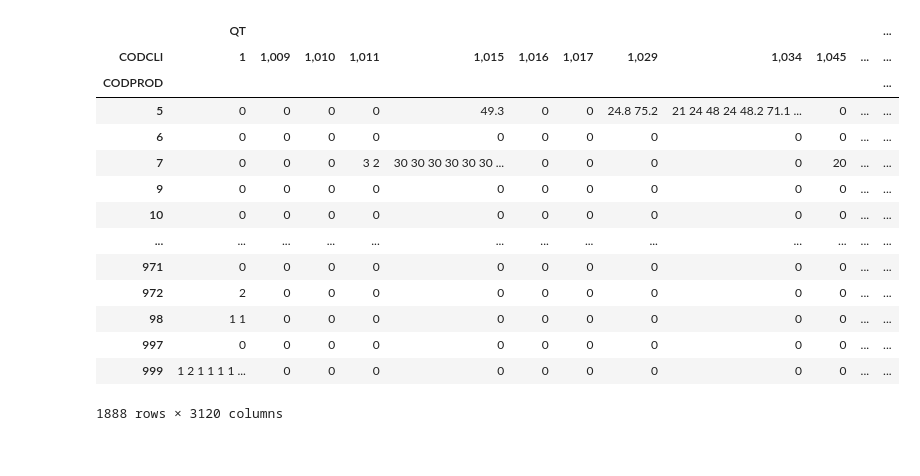
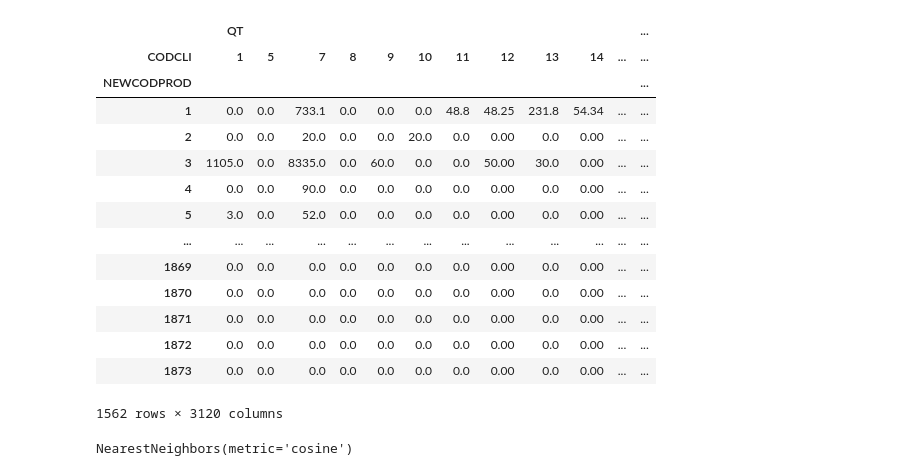
Before and after one commit to saulotp/recomendation-system, a Jupyter notebook: new.ipynb, the cells around one changed output. Cells and saved outputs as stored; diff of their text form; code cells hidden in the pictures.

Commit message:
quebrando a cabeça pra deixar os dados certos para rodar o modelo

```diff
--- a/new.ipynb
+++ b/new.ipynb
@@ -76,0 +1,7 @@ main
+# %%
+import pandas as pd
+import numpy as np
+
+pcclient = pd.read_csv('pcclient.csv', sep=';')
+pcprodut = pd.read_csv('pcprodut.csv', sep=';')
+pcpedi  = pd.read_csv('pcpedi.csv', sep=';')
@@ -76,0 +35,3 @@ main
+# %%
+main = pd.merge(pcpedi, pcprodut, on='CODPROD')
+main
@@ -77,20 +52,22 @@ main
 # %%
-recomend_df = main.pivot_table(index=['CODPROD'], columns=['CODCLI'], values=['QT'], aggfunc=np.sum)
+from scipy.sparse import csr_matrix
+recomend_df = main.pivot_table(index=['NEWCODPROD'], columns=['CODCLI'], values=['QT'], aggfunc=np.sum)
 recomend_df = recomend_df.fillna(0)
+#recomend_df = csr_matrix( recomend_df )
 recomend_df
 # %% [output]
 |  | QT |  |  |  |  |  |  |  |  |  |  | ... |
-| CODCLI | 1 | 1,009 | 1,010 | 1,011 | 1,015 | 1,016 | 1,017 | 1,029 | 1,034 | 1,045 | ... | ... |
-| CODPROD |  |  |  |  |  |  |  |  |  |  |  | ... |
-| 5 | 0 | 0 | 0 | 0 | 49.3 | 0 | 0 | 24.8 75.2 | 21 24 48 24 48.2 71.1 ... | 0 | ... | ... |
-| 6 | 0 | 0 | 0 | 0 | 0 | 0 | 0 | 0 | 0 | 0 | ... | ... |
-| 7 | 0 | 0 | 0 | 3 2 | 30 30 30 30 30 30 ... | 0 | 0 | 0 | 0 | 20 | ... | ... |
-| 9 | 0 | 0 | 0 | 0 | 0 | 0 | 0 | 0 | 0 | 0 | ... | ... |
-| 10 | 0 | 0 | 0 | 0 | 0 | 0 | 0 | 0 | 0 | 0 | ... | ... |
+| CODCLI | 1 | 5 | 7 | 8 | 9 | 10 | 11 | 12 | 13 | 14 | ... | ... |
+| NEWCODPROD |  |  |  |  |  |  |  |  |  |  |  | ... |
+| 1 | 0.0 | 0.0 | 733.1 | 0.0 | 0.0 | 0.0 | 48.8 | 48.25 | 231.8 | 54.34 | ... | ... |
+| 2 | 0.0 | 0.0 | 20.0 | 0.0 | 0.0 | 20.0 | 0.0 | 0.00 | 0.0 | 0.00 | ... | ... |
+| 3 | 1105.0 | 0.0 | 8335.0 | 0.0 | 60.0 | 0.0 | 0.0 | 50.00 | 30.0 | 0.00 | ... | ... |
+| 4 | 0.0 | 0.0 | 90.0 | 0.0 | 0.0 | 0.0 | 0.0 | 0.00 | 0.0 | 0.00 | ... | ... |
+| 5 | 3.0 | 0.0 | 52.0 | 0.0 | 0.0 | 0.0 | 0.0 | 0.00 | 0.0 | 0.00 | ... | ... |
 | ... | ... | ... | ... | ... | ... | ... | ... | ... | ... | ... | ... | ... |
-| 971 | 0 | 0 | 0 | 0 | 0 | 0 | 0 | 0 | 0 | 0 | ... | ... |
-| 972 | 2 | 0 | 0 | 0 | 0 | 0 | 0 | 0 | 0 | 0 | ... | ... |
-| 98 | 1 1 | 0 | 0 | 0 | 0 | 0 | 0 | 0 | 0 | 0 | ... | ... |
-| 997 | 0 | 0 | 0 | 0 | 0 | 0 | 0 | 0 | 0 | 0 | ... | ... |
-| 999 | 1 2 1 1 1 1 ... | 0 | 0 | 0 | 0 | 0 | 0 | 0 | 0 | 0 | ... | ... |
+| 1869 | 0.0 | 0.0 | 0.0 | 0.0 | 0.0 | 0.0 | 0.0 | 0.00 | 0.0 | 0.00 | ... | ... |
+| 1870 | 0.0 | 0.0 | 0.0 | 0.0 | 0.0 | 0.0 | 0.0 | 0.00 | 0.0 | 0.00 | ... | ... |
+| 1871 | 0.0 | 0.0 | 0.0 | 0.0 | 0.0 | 0.0 | 0.0 | 0.00 | 0.0 | 0.00 | ... | ... |
+| 1872 | 0.0 | 0.0 | 0.0 | 0.0 | 0.0 | 0.0 | 0.0 | 0.00 | 0.0 | 0.00 | ... | ... |
+| 1873 | 0.0 | 0.0 | 0.0 | 0.0 | 0.0 | 0.0 | 0.0 | 0.00 | 0.0 | 0.00 | ... | ... |
-1888 rows × 3120 columns
+1562 rows × 3120 columns
@@ -98,0 +74,8 @@ main.to_csv('main_df.csv')
+# %%
+from sklearn.neighbors import NearestNeighbors
+
+
+knn_model = NearestNeighbors(metric='cosine')
+knn_model.fit(recomend_df)
+# %% [output]
+NearestNeighbors(metric='cosine')
```
Also changed, not shown: parts of 13 cells of this notebook.
